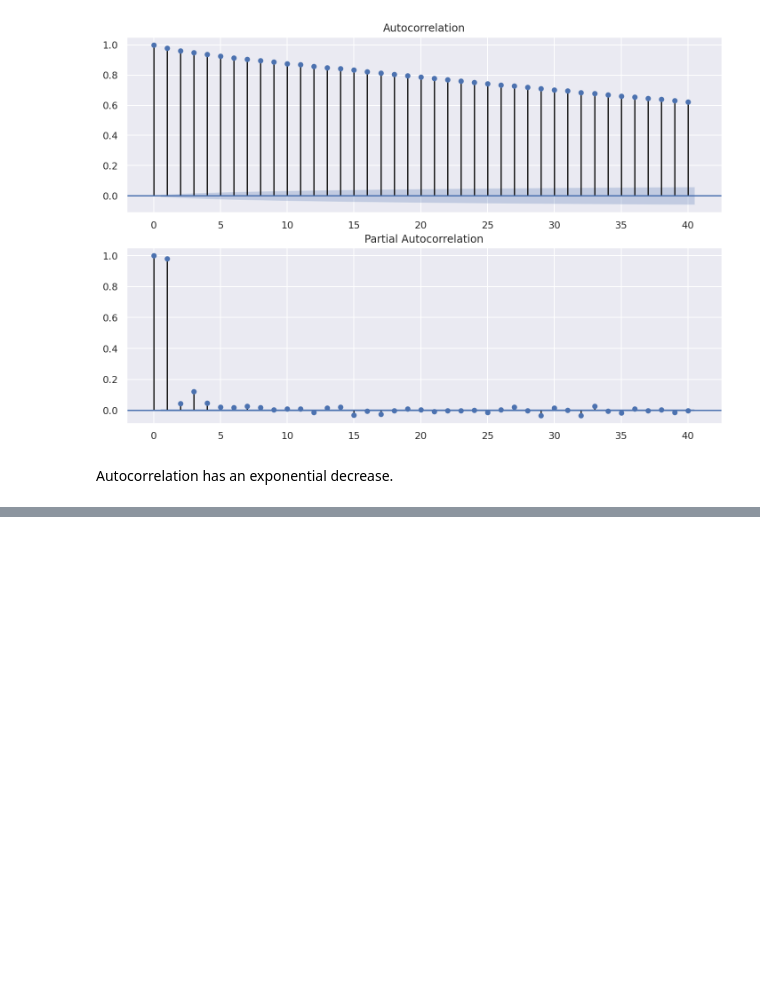
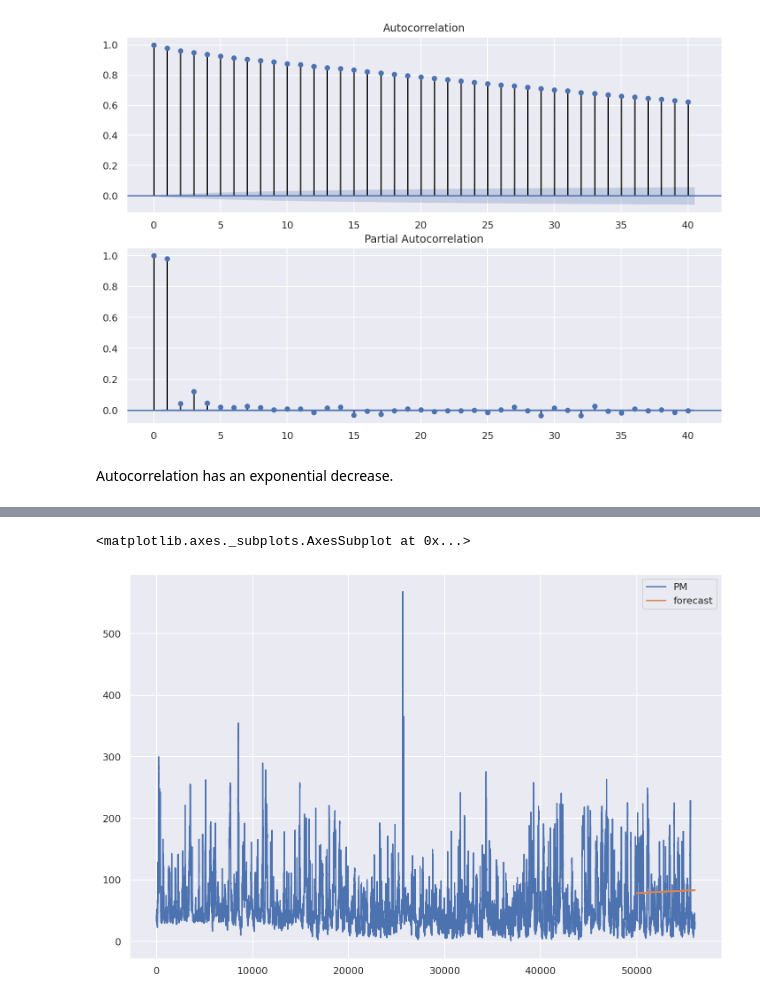
Before and after one commit to gigikenneth/time-series, a Jupyter notebook: ts1.ipynb, the cells around one changed output, grey strips where cells are left out. Cells and saved outputs as stored; diff of their text form; code cells hidden in the pictures; blank space fills up the shorter version.

```diff
--- a/ts1.ipynb
+++ b/ts1.ipynb
@@ -158,0 +196,6 @@ from statsmodels.tsa.arima_model import ARIMA
+# %%
+df1['forecast']=results.predict(start=50000,end=56050,dynamic=True)
+df1[['PM','forecast']].plot(figsize=(12,8))
+# %% [output]
+<matplotlib.axes._subplots.AxesSubplot at 0x...>
+[figure, added]
```
Also changed, not shown: parts of 7 cells of this notebook.
